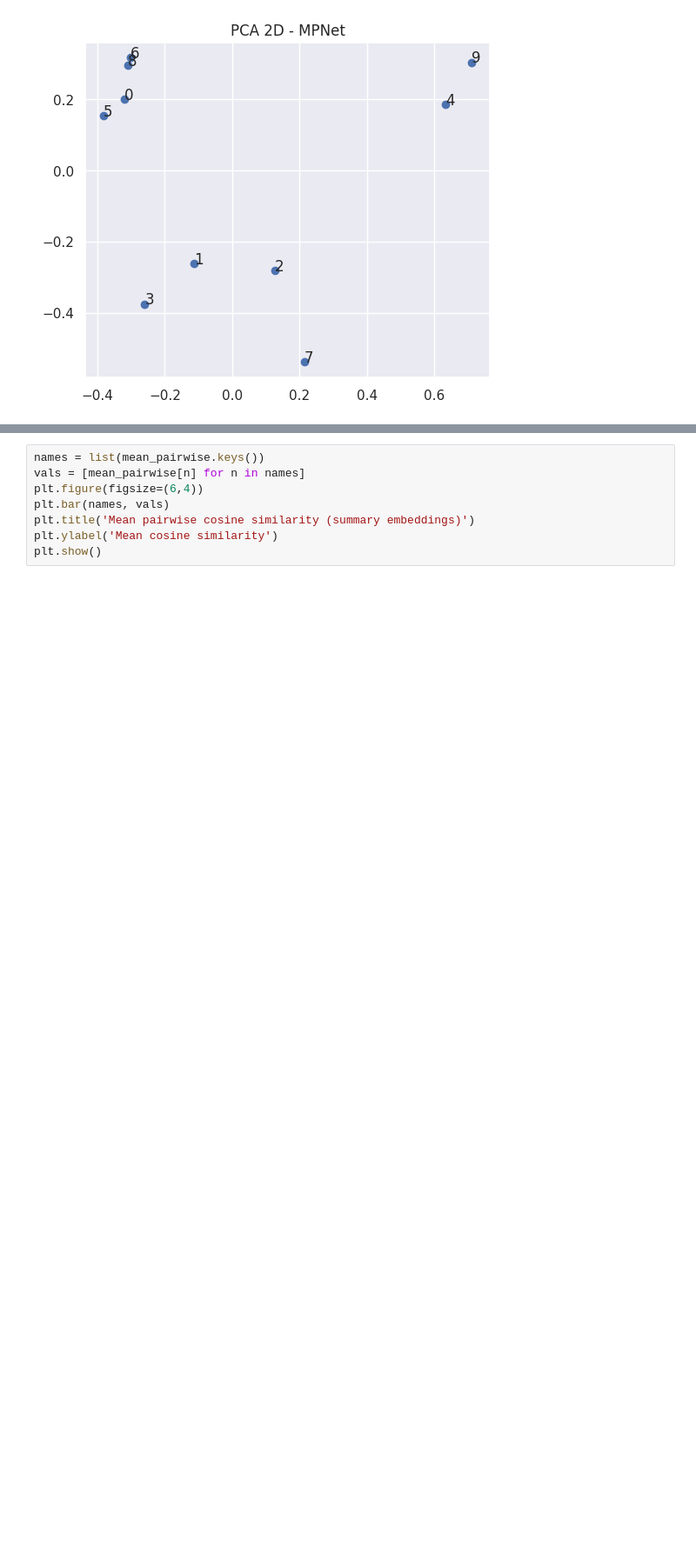
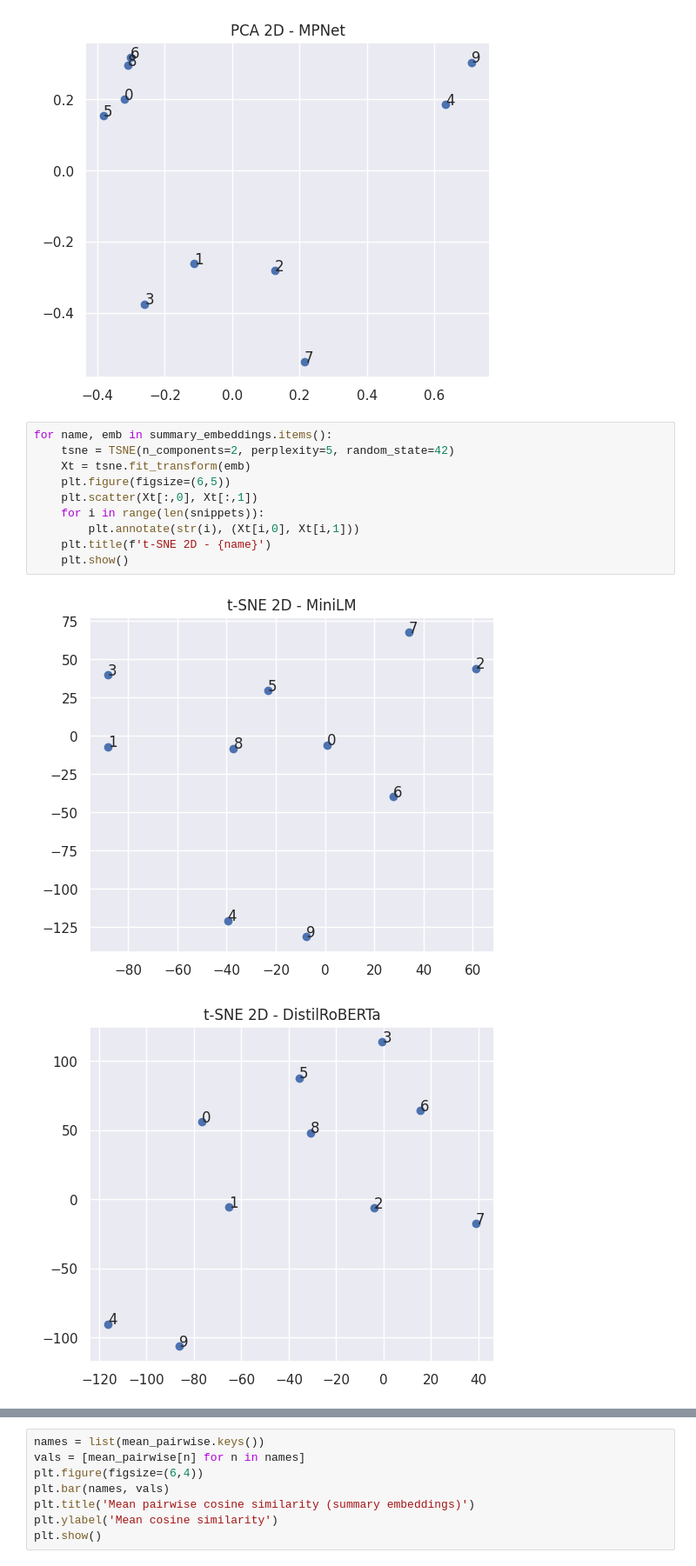
Before and after one commit to samyamehta16/Infosys_Springboard, a Jupyter notebook: Milestone1.ipynb, the cells around one changed output, grey strips where cells are left out. Shown at 87% size. Drawn from its saved outputs; the diff is of its cells as text; blank space fills up the shorter version.

```diff
--- a/Milestone1.ipynb
+++ b/Milestone1.ipynb
@@ -248,3 +253,16 @@ for name, emb in summary_embeddings.items():
 [figure]
 [figure]
 [figure]
+# %%
+for name, emb in summary_embeddings.items():
+    tsne = TSNE(n_components=2, perplexity=5, random_state=42)
+    Xt = tsne.fit_transform(emb)
+    plt.figure(figsize=(6,5))
+    plt.scatter(Xt[:,0], Xt[:,1])
+    for i in range(len(snippets)):
+        plt.annotate(str(i), (Xt[i,0], Xt[i,1]))
+    plt.title(f't-SNE 2D - {name}')
+    plt.show()
+# %% [output]
+[figure, added]
+[figure, added]
```
Also changed, not shown: parts of 6 cells of this notebook.
